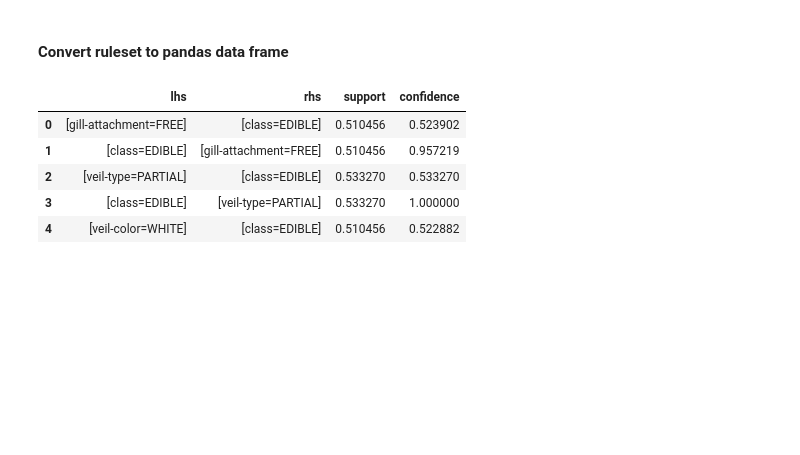
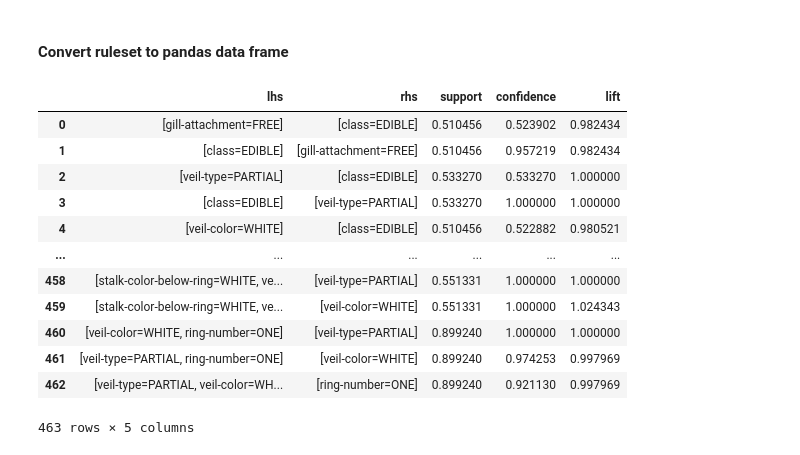
Before and after one commit to wojtasRobert/EDAMI-2020Z, a Jupyter notebook: EDAMI-project.ipynb, the cells around one changed output. Cells and saved outputs as stored; diff of their text form; code cells hidden in the pictures; blank space fills up the shorter version.

```diff
--- a/EDAMI-project.ipynb
+++ b/EDAMI-project.ipynb
@@ -26,17 +29,24 @@ frequentItemsets = dEclat(db, DE_params)
 # %% [markdown]
 #### Induce rules from frequent itemsets
 # %%
-RI_params = InductionControl(confidence=0.4)
+RI_params = InductionControl(confidence=0.5)
 ruleset = rulesInduction(frequentItemsets, db, RI_params)
 # %% [markdown]
 #### Convert ruleset to pandas data frame
 # %%
 df = ruleset.as_data_frame()
-df.head()
+df
 # %% [output]
-|  | lhs | rhs | support | confidence |
-| 0 | [gill-attachment=FREE] | [class=EDIBLE] | 0.510456 | 0.523902 |
-| 1 | [class=EDIBLE] | [gill-attachment=FREE] | 0.510456 | 0.957219 |
-| 2 | [veil-type=PARTIAL] | [class=EDIBLE] | 0.533270 | 0.533270 |
-| 3 | [class=EDIBLE] | [veil-type=PARTIAL] | 0.533270 | 1.000000 |
-| 4 | [veil-color=WHITE] | [class=EDIBLE] | 0.510456 | 0.522882 |
+|  | lhs | rhs | support | confidence | lift |
+| 0 | [gill-attachment=FREE] | [class=EDIBLE] | 0.510456 | 0.523902 | 0.982434 |
+| 1 | [class=EDIBLE] | [gill-attachment=FREE] | 0.510456 | 0.957219 | 0.982434 |
+| 2 | [veil-type=PARTIAL] | [class=EDIBLE] | 0.533270 | 0.533270 | 1.000000 |
+| 3 | [class=EDIBLE] | [veil-type=PARTIAL] | 0.533270 | 1.000000 | 1.000000 |
+| 4 | [veil-color=WHITE] | [class=EDIBLE] | 0.510456 | 0.522882 | 0.980521 |
+| ... | ... | ... | ... | ... | ... |
+| 458 | [stalk-color-below-ring=WHITE, ve... | [veil-type=PARTIAL] | 0.551331 | 1.000000 | 1.000000 |
+| 459 | [stalk-color-below-ring=WHITE, ve... | [veil-color=WHITE] | 0.551331 | 1.000000 | 1.024343 |
+| 460 | [veil-color=WHITE, ring-number=ONE] | [veil-type=PARTIAL] | 0.899240 | 1.000000 | 1.000000 |
+| 461 | [veil-type=PARTIAL, ring-number=ONE] | [veil-color=WHITE] | 0.899240 | 0.974253 | 0.997969 |
+| 462 | [veil-type=PARTIAL, veil-color=WH... | [ring-number=ONE] | 0.899240 | 0.921130 | 0.997969 |
+463 rows × 5 columns
```
Also changed, not shown: parts of 9 cells of this notebook, 2 other files.
